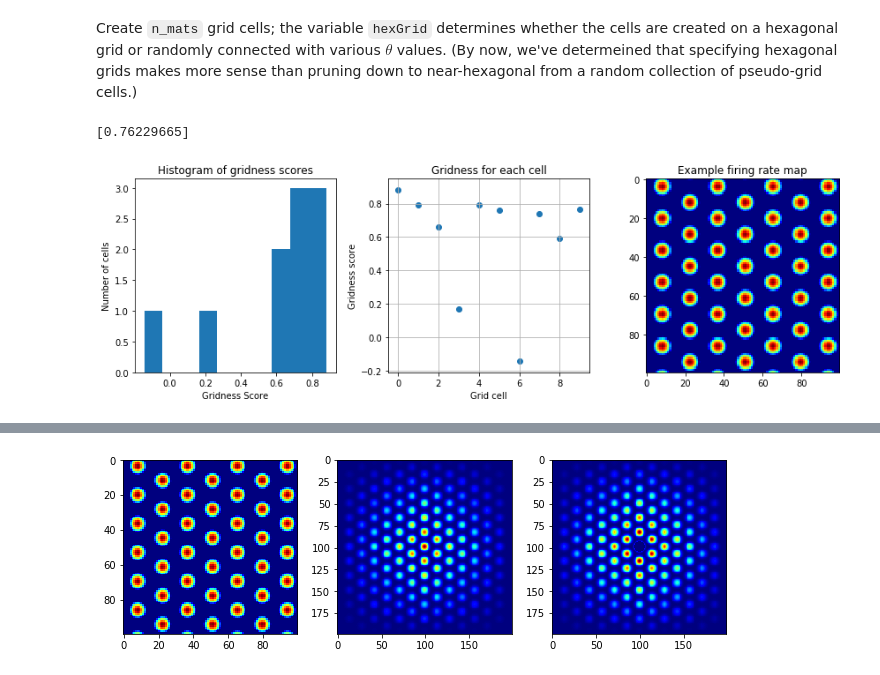
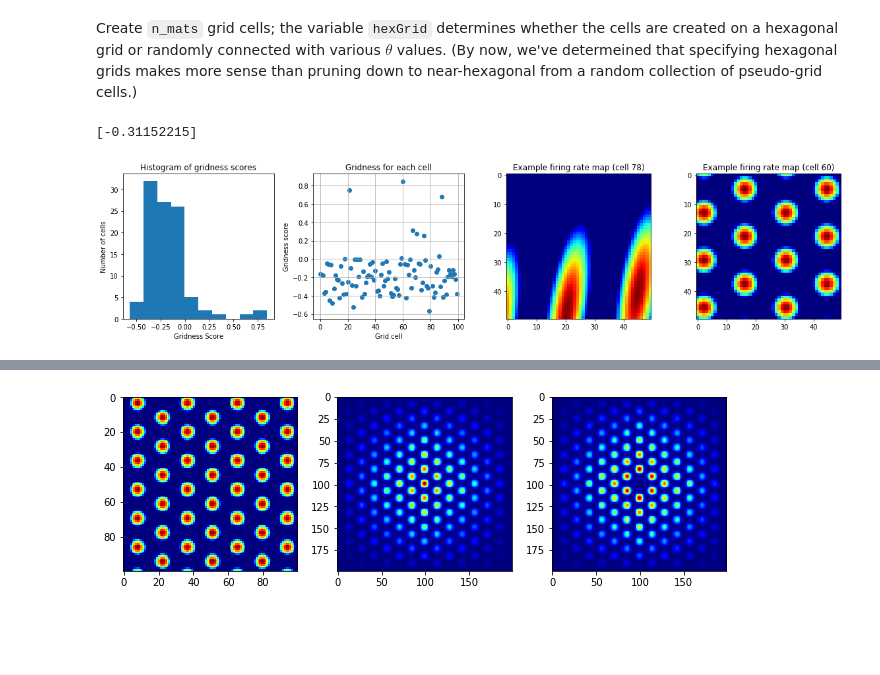
Before and after one commit to csmslab/hipposlam, a Jupyter notebook: scores.ipynb, the cells around one changed output, grey strips where cells are left out. Saved outputs shown, nothing was run; the diff lists cells and outputs as text; code cells hidden in the pictures; blank space fills up the shorter version.

```diff
--- a/scores.ipynb
+++ b/scores.ipynb
@@ -101,8 +101,8 @@ VCOmat = [[vco.VCO_model(ringsize, rhos[i], thetas[j], phz_noise) \
 Create `n_mats` grid cells; the variable `hexGrid` determines whether the cells are created on a hexagonal grid or randomly connected with various $\theta$ values. (By now, we've determeined that specifying hexagonal grids makes more sense than pruning down to near-hexagonal from a random collection of pseudo-grid cells.)
 # %%
 # Creating randomized grid cells
-n_mats = 50
-hexGrid = True
+n_mats = 100
+hexGrid = False
 
 n_inputs = 3
 arena = 5
@@ -132,24 +134,28 @@ for i in range(n_mats):
 # %%
-ex_idx = 5
+ex_idx = 78; ex2_idx = 60;
 example = grids[:,:,ex_idx,0]
+example2 = grids[:,:,ex2_idx,0]
 print(gridnesses[ex_idx])
 
-fig = plt.figure(figsize=(12,4))
-ax1 = plt.subplot(131)
+fig = plt.figure(figsize=(16,4))
+ax1 = plt.subplot(141)
 ax1.hist(gridnesses)
 ax1.set_xlabel('Gridness Score'); ax1.set_ylabel('Number of cells')
 ax1.set_title('Histogram of gridness scores')
-ax2 = plt.subplot(132)
+ax2 = plt.subplot(142)
 ax2.set_title('Gridness for each cell')
 ax2.set_xlabel('Grid cell'); ax2.set_ylabel('Gridness score')
 ax2.grid()
 ax2.scatter(np.arange(n_mats),gridnesses)
-ax3 = plt.subplot(133)
+ax3 = plt.subplot(143)
 ax3.imshow(example,cmap='jet')
-ax3.set_title('Example firing rate map')
+ax3.set_title('Example firing rate map (cell 78)')
+ax4 = plt.subplot(144)
+ax4.imshow(example2,cmap='jet')
+ax4.set_title('Example firing rate map (cell 60)')
 plt.tight_layout()
 # %% [output]
-[0.76229665]
+[-0.31152215]
-[figure, old version]
+[figure, new version]
 # %%
 %%timeit
```
Also changed, not shown: parts of 2 cells of this notebook, 2 other files.
